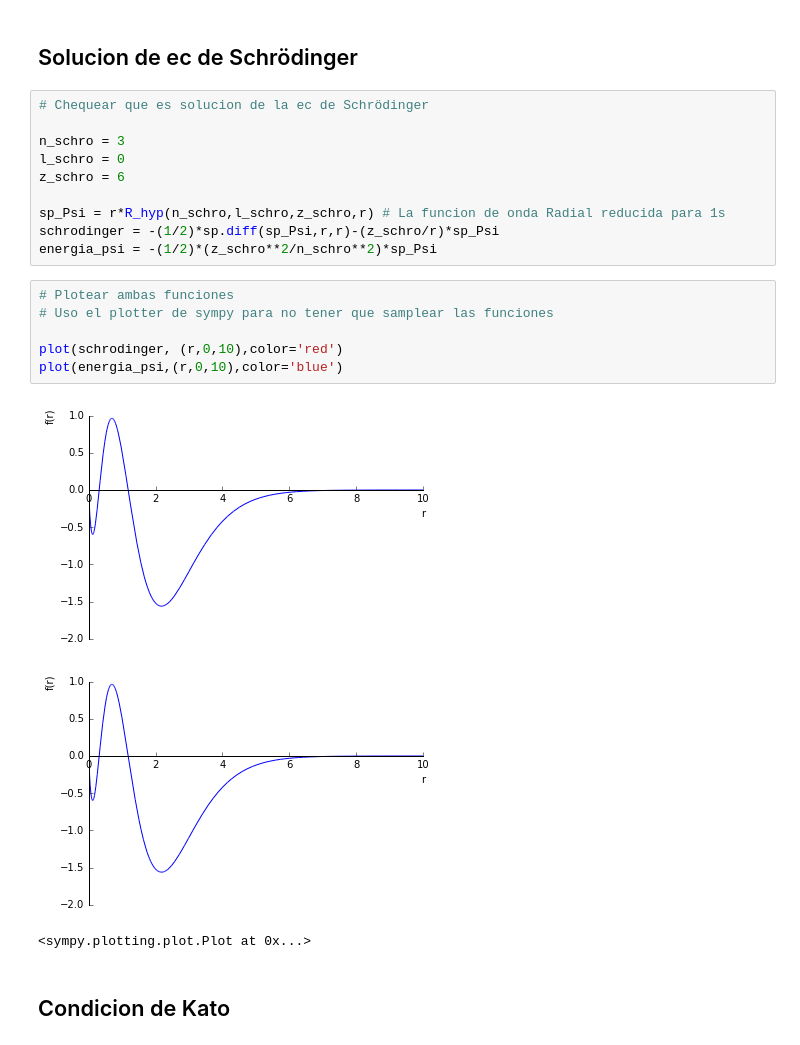
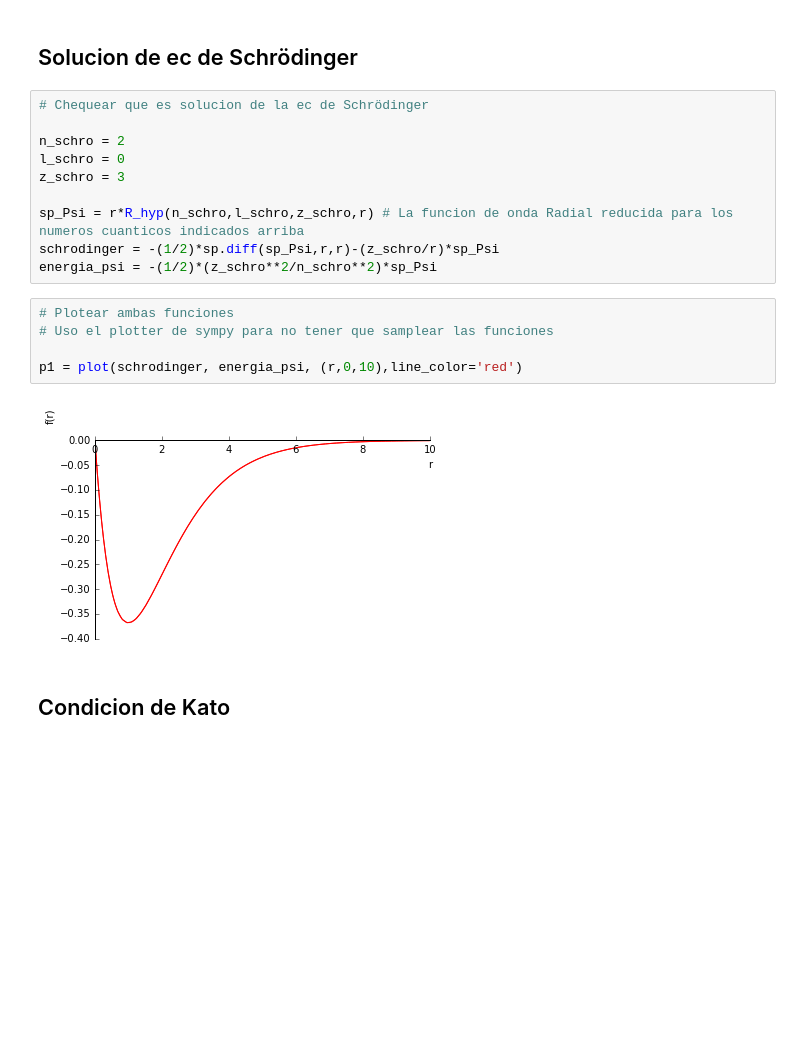
Before and after one commit to nicochunger/E3, a Jupyter notebook: FuncionesRadialesH.ipynb, the cells around one changed output. Cells and saved outputs as stored; diff of their text form; blank space fills up the shorter version.

```diff
--- a/FuncionesRadialesH.ipynb
+++ b/FuncionesRadialesH.ipynb
@@ -111,23 +111,20 @@ print(sp.integrate(r**2 * (r * R_hyp(1,0,1,r))**2, (r,0,oo)).evalf())
 # %%
 # Chequear que es solucion de la ec de Schrödinger
 
-n_schro = 3
+n_schro = 2
 l_schro = 0
-z_schro = 6
+z_schro = 3
 
-sp_Psi = r*R_hyp(n_schro,l_schro,z_schro,r) # La funcion de onda Radial reducida para 1s
+sp_Psi = r*R_hyp(n_schro,l_schro,z_schro,r) # La funcion de onda Radial reducida para los numeros cuanticos indicados arriba
 schrodinger = -(1/2)*sp.diff(sp_Psi,r,r)-(z_schro/r)*sp_Psi
 energia_psi = -(1/2)*(z_schro**2/n_schro**2)*sp_Psi
 # %%
 # Plotear ambas funciones
 # Uso el plotter de sympy para no tener que samplear las funciones
 
-plot(schrodinger, (r,0,10),color='red')
-plot(energia_psi,(r,0,10),color='blue')
+p1 = plot(schrodinger, energia_psi, (r,0,10),line_color='red')
 # %% [output]
-[figure, old version]
+[figure, new version]
-[figure, removed]
-<sympy.plotting.plot.Plot at 0x...>
 # %% [markdown]
 ## Condicion de Kato
 # %%
```
Also changed, not shown: parts of 9 cells of this notebook.
